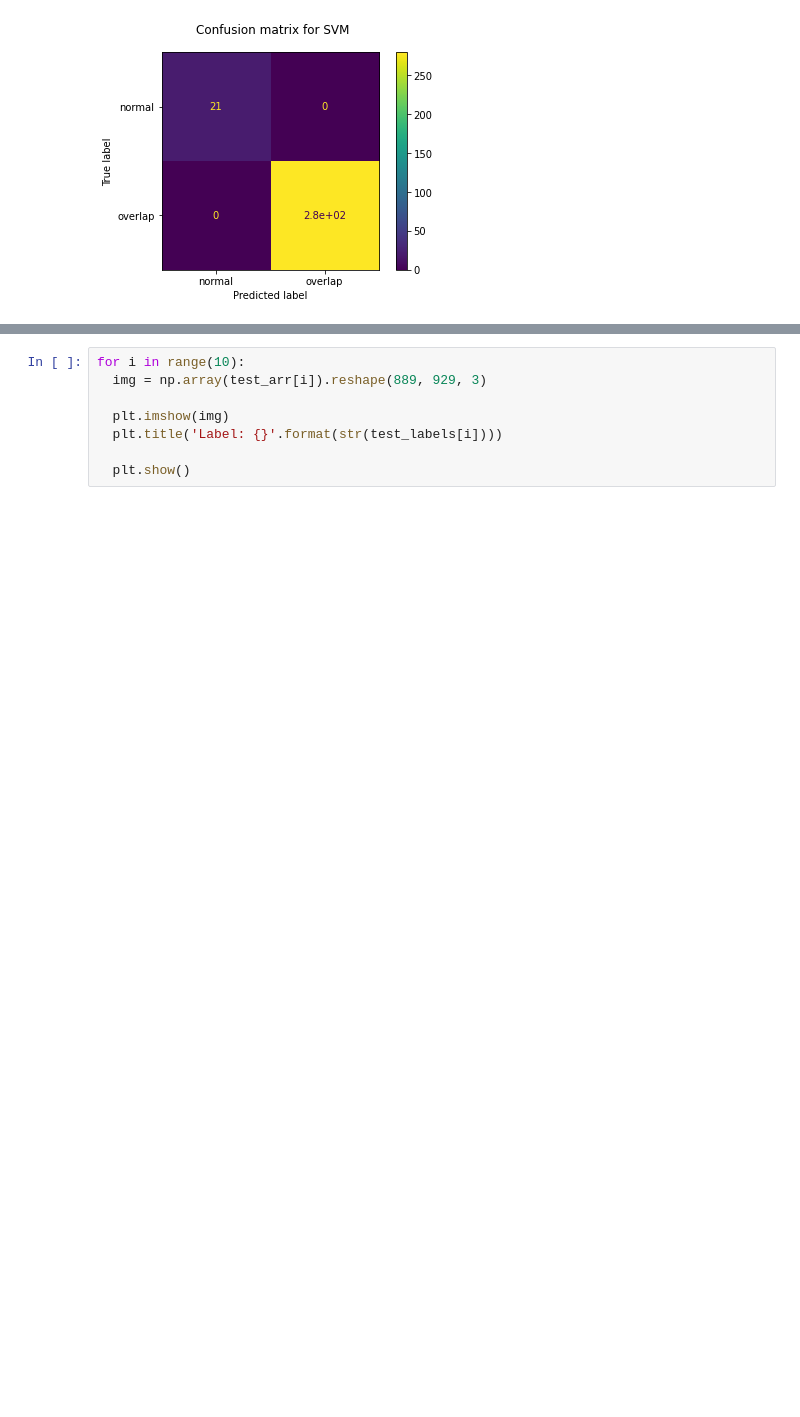
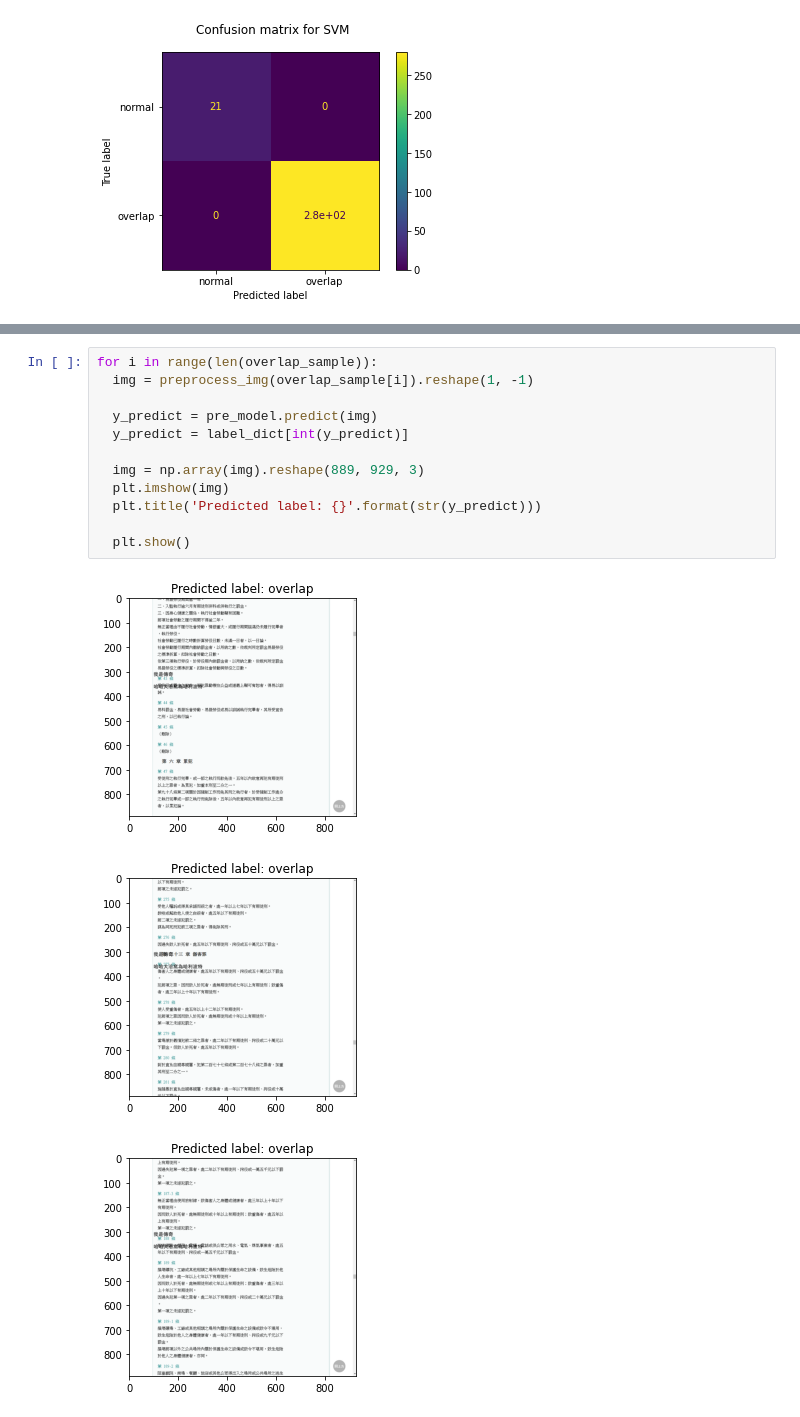
Before and after one commit to laurence-lin/Working-files, a Jupyter notebook: test_txt_model.ipynb, the cells around one changed output, grey strips where cells are left out. Cells and saved outputs as stored; diff of their text form; blank space fills up the shorter version.

```diff
--- a/test_txt_model.ipynb
+++ b/test_txt_model.ipynb
@@ -138,8 +172,16 @@ len(test_labels)
 # %%
-for i in range(10):
-  img = np.array(test_arr[i]).reshape(889, 929, 3)
+for i in range(len(overlap_sample)):
+  img = preprocess_img(overlap_sample[i]).reshape(1, -1)
 
+  y_predict = pre_model.predict(img)
+  y_predict = label_dict[int(y_predict)]
+
+  img = np.array(img).reshape(889, 929, 3)
   plt.imshow(img)
-  plt.title('Label: {}'.format(str(test_labels[i])))
+  plt.title('Predicted label: {}'.format(str(y_predict)))
 
   plt.show()
+# %% [output]
+[figure, added]
+[figure, added]
+[figure, added]
```
Also changed, not shown: parts of 4 cells of this notebook.
